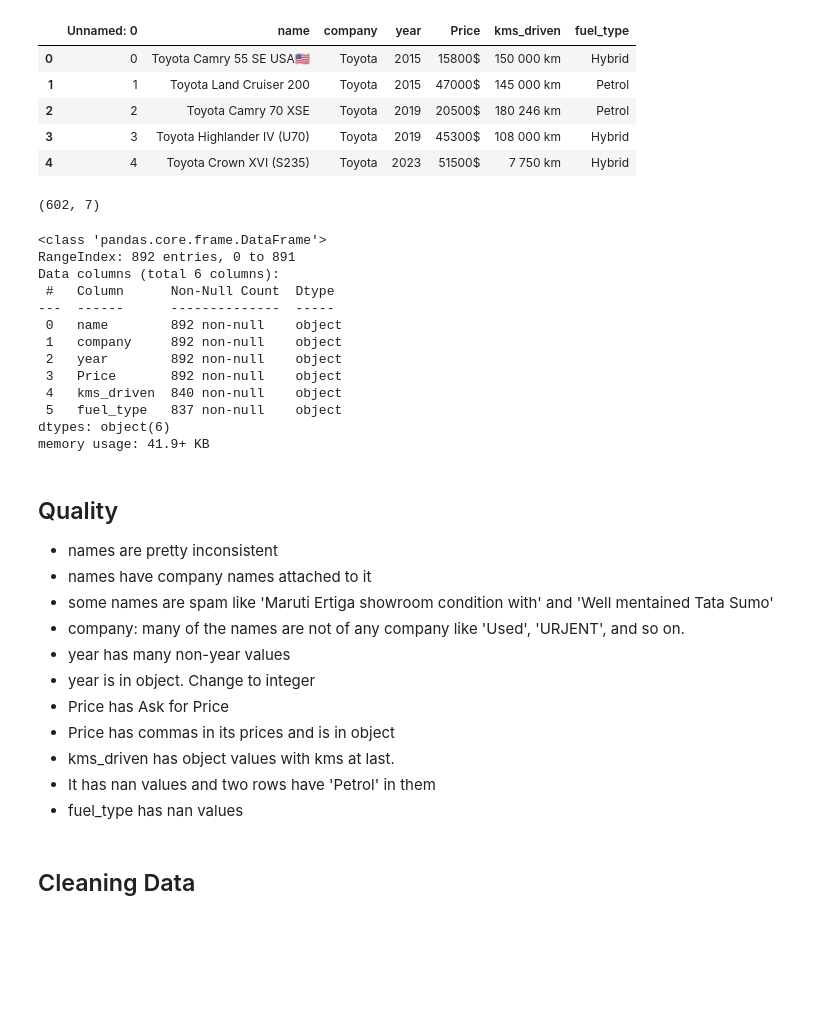
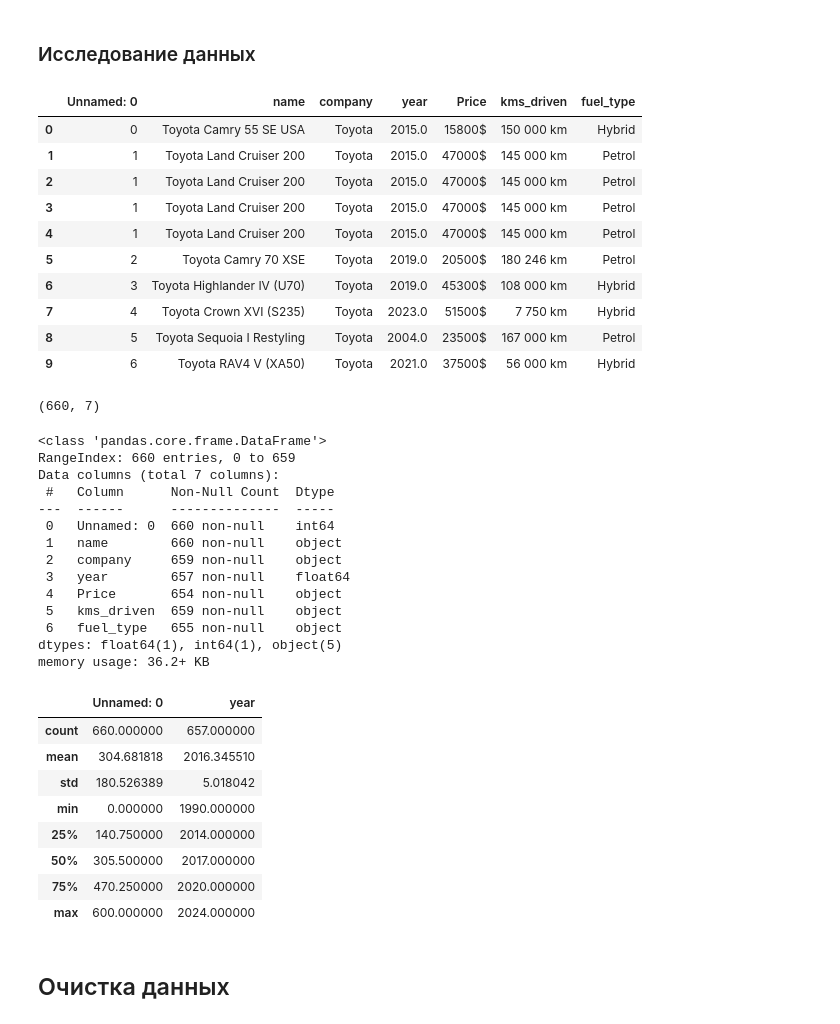
Before and after one commit to kelsinbek/CarsPricePrediction, a Jupyter notebook: analyse.ipynb, the cells around one changed output. Drawn from its saved outputs; the diff is of its cells as text; code cells hidden in the pictures; blank space fills up the shorter version.

Commit message:
Cleaned data

```diff
--- a/analyse.ipynb
+++ b/analyse.ipynb
@@ -11,0 +13,2 @@ mpl.style.use('ggplot')
+# %% [markdown]
+### Исследование данных
@@ -12,32 +23,38 @@ mpl.style.use('ggplot')
 # %%
-car=pd.read_csv('dataset/CAR.csv')
+data=pd.read_csv('dataset/CAR.csv')
 # %%
-car.head()
+data.head(10)
 # %% [output]
 |  | Unnamed: 0 | name | company | year | Price | kms_driven | fuel_type |
-| 0 | 0 | Toyota Camry 55 SE USA🇺🇸 | Toyota | 2015 | 15800$ | 150 000 km | Hybrid |
-| 1 | 1 | Toyota Land Cruiser 200 | Toyota | 2015 | 47000$ | 145 000 km | Petrol |
-| 2 | 2 | Toyota Camry 70 XSE | Toyota | 2019 | 20500$ | 180 246 km | Petrol |
-| 3 | 3 | Toyota Highlander IV (U70) | Toyota | 2019 | 45300$ | 108 000 km | Hybrid |
-| 4 | 4 | Toyota Crown XVI (S235) | Toyota | 2023 | 51500$ | 7 750 km | Hybrid |
+| 0 | 0 | Toyota Camry 55 SE USA | Toyota | 2015.0 | 15800$ | 150 000 km | Hybrid |
+| 1 | 1 | Toyota Land Cruiser 200 | Toyota | 2015.0 | 47000$ | 145 000 km | Petrol |
+| 2 | 1 | Toyota Land Cruiser 200 | Toyota | 2015.0 | 47000$ | 145 000 km | Petrol |
+| 3 | 1 | Toyota Land Cruiser 200 | Toyota | 2015.0 | 47000$ | 145 000 km | Petrol |
+| 4 | 1 | Toyota Land Cruiser 200 | Toyota | 2015.0 | 47000$ | 145 000 km | Petrol |
+| 5 | 2 | Toyota Camry 70 XSE | Toyota | 2019.0 | 20500$ | 180 246 km | Petrol |
+| 6 | 3 | Toyota Highlander IV (U70) | Toyota | 2019.0 | 45300$ | 108 000 km | Hybrid |
+| 7 | 4 | Toyota Crown XVI (S235) | Toyota | 2023.0 | 51500$ | 7 750 km | Hybrid |
+| 8 | 5 | Toyota Sequoia I Restyling | Toyota | 2004.0 | 23500$ | 167 000 km | Petrol |
+| 9 | 6 | Toyota RAV4 V (XA50) | Toyota | 2021.0 | 37500$ | 56 000 km | Hybrid |
 # %%
-car.shape
+data.shape
 # %% [output]
-(602, 7)
+(660, 7)
 # %%
-car.info()
+data.info()
 # %% [output]
 <class 'pandas.core.frame.DataFrame'>
-RangeIndex: 892 entries, 0 to 891
-Data columns (total 6 columns):
+RangeIndex: 660 entries, 0 to 659
+Data columns (total 7 columns):
  #   Column      Non-Null Count  Dtype
 ---  ------      --------------  -----
- 0   name        892 non-null    object
- 1   company     892 non-null    object
- 2   year        892 non-null    object
- 3   Price       892 non-null    object
- 4   kms_driven  840 non-null    object
- 5   fuel_type   837 non-null    object
-dtypes: object(6)
-memory usage: 41.9+ KB
+ 0   Unnamed: 0  660 non-null    int64
+ 1   name        660 non-null    object
+ 2   company     659 non-null    object
+ 3   year        657 non-null    float64
+ 4   Price       654 non-null    object
+ 5   kms_driven  659 non-null    object
+ 6   fuel_type   655 non-null    object
+dtypes: float64(1), int64(1), object(5)
+memory usage: 36.2+ KB
 # %%
@@ -45,17 +62,15 @@ backup=car.copy()
-# %% [markdown]
-## Quality
-
-- names are pretty inconsistent
-- names have company names attached to it
-- some names are spam like 'Maruti Ertiga showroom condition with' and 'Well mentained Tata Sumo'
-- company: many of the names are not of any company like 'Used', 'URJENT', and so on.
-- year has many non-year values
-- year is in object. Change to integer
-- Price has Ask for Price
-- Price has commas in its prices and is in object
-- kms_driven has object values with kms at last.
-- It has nan values and two rows have 'Petrol' in them
-- fuel_type has nan values
+# %%
+data.describe()
+# %% [output]
+|  | Unnamed: 0 | year |
+| count | 660.000000 | 657.000000 |
+| mean | 304.681818 | 2016.345510 |
+| std | 180.526389 | 5.018042 |
+| min | 0.000000 | 1990.000000 |
+| 25% | 140.750000 | 2014.000000 |
+| 50% | 305.500000 | 2017.000000 |
+| 75% | 470.250000 | 2020.000000 |
+| max | 600.000000 | 2024.000000 |
 # %% [markdown]
-## Cleaning Data
+## Очистка данных
 # %%
```
Also changed, not shown: parts of 46 cells of this notebook, 9 other files.
